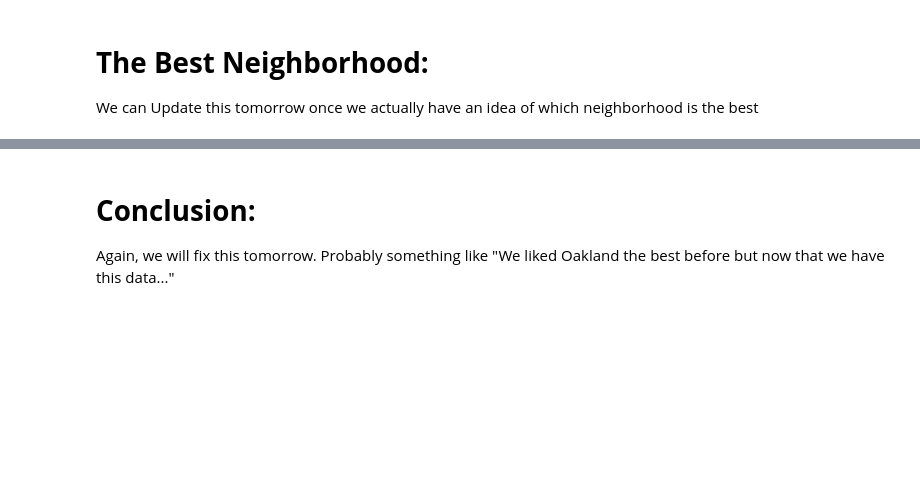
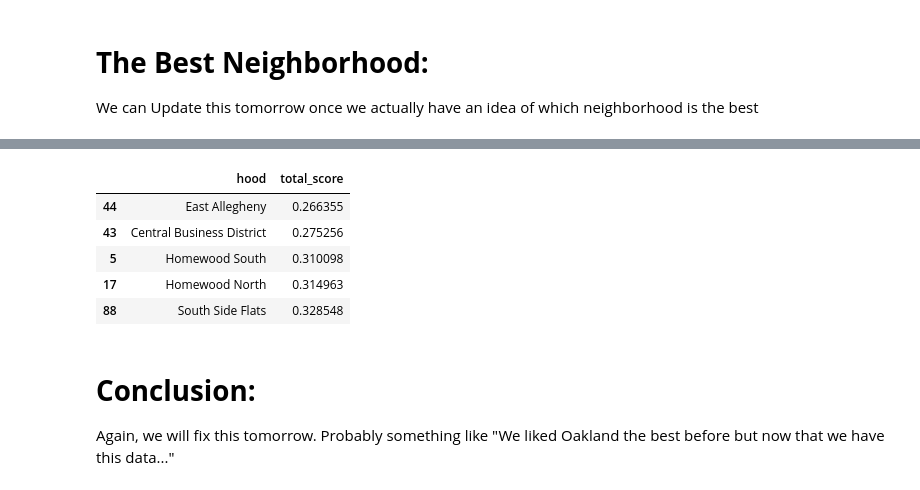
Before and after one commit to jca64/Big-Ideas-Final-Project, a Jupyter notebook: Final-Project.ipynb, the cells around one changed output, grey strips where cells are left out. Saved outputs shown, nothing was run; the diff lists cells and outputs as text; code cells hidden in the pictures; blank space fills up the shorter version.

```diff
--- a/Final-Project.ipynb
+++ b/Final-Project.ipynb
@@ -419,3 +482,13 @@ We can Update this tomorrow once we actually have an idea of which neighborhood
+# %%
+# Show the bottom 5 neighborhoods by sorting ascending by total score
+final[["hood", "total_score"]].sort_values("total_score", ascending=True).head(5)
+# %% [output]
+|  | hood | total_score |
+| 44 | East Allegheny | 0.266355 |
+| 43 | Central Business District | 0.275256 |
+| 5 | Homewood South | 0.310098 |
+| 17 | Homewood North | 0.314963 |
+| 88 | South Side Flats | 0.328548 |
 # %% [markdown]
 # **Conclusion:**
 
```
Also changed, not shown: parts of 12 cells of this notebook.
